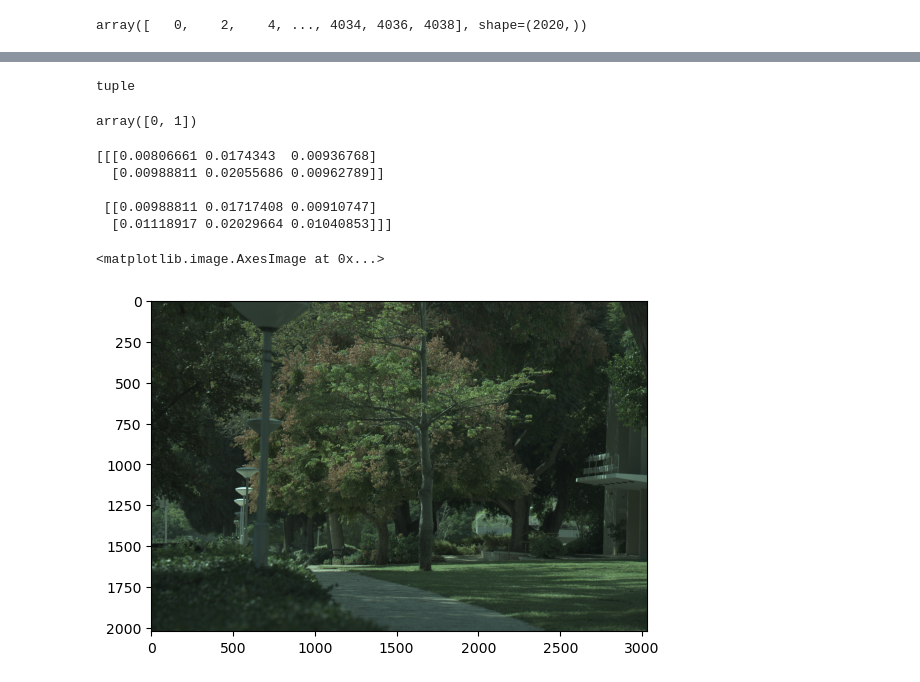
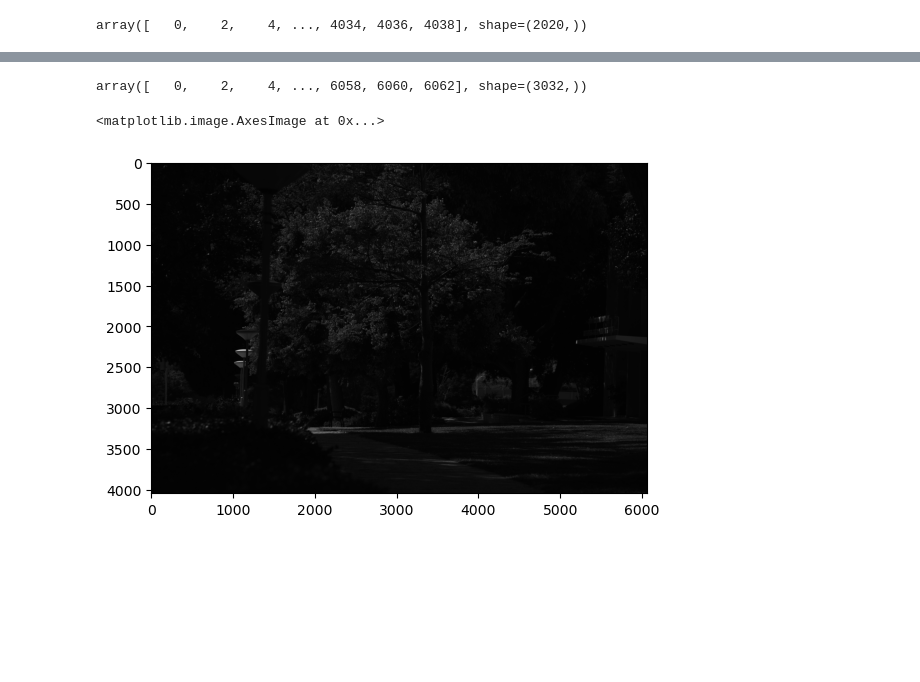
Before and after one commit to Chayush123/Computational-Imaging-Course, a Jupyter notebook: HW1/assgn1/HW1_code.ipynb, the cells around one changed output, grey strips where cells are left out. Drawn from its saved outputs; the diff is of its cells as text; code cells hidden in the pictures; blank space fills up the shorter version.

```diff
--- a/HW1/assgn1/HW1_code.ipynb
+++ b/HW1/assgn1/HW1_code.ipynb
@@ -193,26 +170,17 @@ array([   0,    2,    4, ..., 4034, 4036, 4038], shape=(2020,))
+# %%
+x = np.arange(0, im.shape[1],2)
+y = np.arange(0, im.shape[0],2)
+x
+# %% [output]
+array([   0,    2,    4, ..., 6058, 6060, 6062], shape=(3032,))
 # %%
-interp_im_red = sp.interpolate.RegularGridInterpolator((np.arange(0, im.shape[0],2), np.arange(0, im.shape[1],2)), im_red,
-                                                        fill_value=None)
+interp_im_red = sp.interpolate.RegularGridInterpolator((y, x), im_red, fill_value=None, bounds_error=False)
-# %%
-type(meshed)
-# %% [output]
-tuple
+# %%
+X_full, Y_full = np.meshgrid(np.arange(im.shape[1]), np.arange(im.shape[0]))
 # %%
-meshed = np.meshgrid(np.arange(im.shape[1]), np.arange(im.shape[0]))
-meshed = (meshed[1], meshed[0])
-meshed_mat = np.stack(meshed, axis=-1).reshape(-1,2)
-meshed_mat.shape
-np.array([[0,0], [0,1], [1,0], [1,1]]).shape
-meshed_mat[1]
+red_full_image = interp_im_red((Y_full, X_full))
-# %% [output]
-array([0, 1])
-# %%
-plt.imshow(to_rgb(interp_im.values) ** (1/gamma))
-# %% [output]
-[[[0.00806661 0.0174343  0.00936768]
-  [0.00988811 0.02055686 0.00962789]]
-
- [[0.00988811 0.01717408 0.00910747]
-  [0.01118917 0.02029664 0.01040853]]]
-<matplotlib.image.AxesImage at 0x...>
-[figure, removed]
+# %%
+plt.imshow(red_full_image, cmap='grey')
+# %% [output]
+<matplotlib.image.AxesImage at 0x...>
+[figure, added]
```
Also changed, not shown: parts of 9 cells of this notebook.
